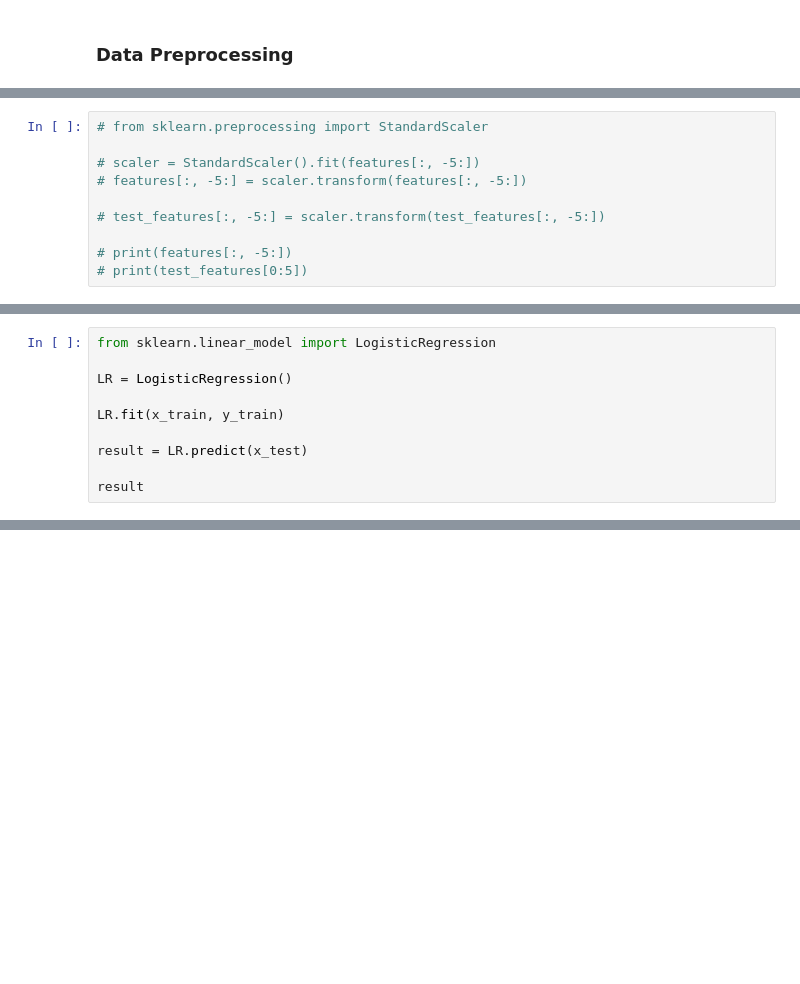
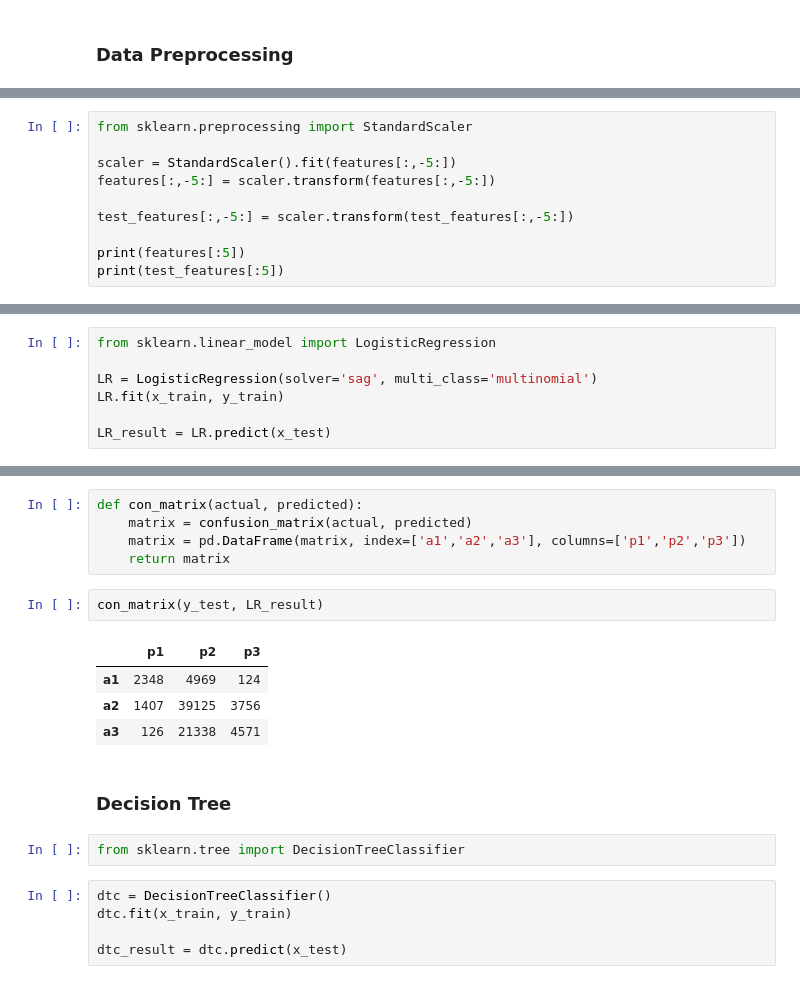
Before and after one commit to cwong690/richters-earthquake-predictor, a Jupyter notebook: earthquake_modeling.ipynb, the cells around one changed output, grey strips where cells are left out. Drawn from its saved outputs; the diff is of its cells as text; blank space fills up the shorter version.

```diff
--- a/earthquake_modeling.ipynb
+++ b/earthquake_modeling.ipynb
@@ -275,10 +379,10 @@ print('test features shape: ', test_features.shape)
 # %%
-# from sklearn.preprocessing import StandardScaler
+from sklearn.preprocessing import StandardScaler
 
-# scaler = StandardScaler().fit(features[:, -5:])
-# features[:, -5:] = scaler.transform(features[:, -5:])
+scaler = StandardScaler().fit(features[:,-5:])
+features[:,-5:] = scaler.transform(features[:,-5:])
 
-# test_features[:, -5:] = scaler.transform(test_features[:, -5:])
+test_features[:,-5:] = scaler.transform(test_features[:,-5:])
 
-# print(features[:, -5:])
-# print(test_features[0:5])
+print(features[:5])
+print(test_features[:5])
@@ -294,10 +425,7 @@ print(x_test.shape)
 # %%
 from sklearn.linear_model import LogisticRegression
 
-LR = LogisticRegression()
-
+LR = LogisticRegression(solver='sag', multi_class='multinomial')
 LR.fit(x_train, y_train)
 
-result = LR.predict(x_test)
-
-result
+LR_result = LR.predict(x_test)
@@ -303,0 +467,21 @@ result
+# %%
+def con_matrix(actual, predicted):
+    matrix = confusion_matrix(actual, predicted)
+    matrix = pd.DataFrame(matrix, index=['a1','a2','a3'], columns=['p1','p2','p3'])
+    return matrix
+# %%
+con_matrix(y_test, LR_result)
+# %% [output]
+|  | p1 | p2 | p3 |
+| a1 | 2348 | 4969 | 124 |
+| a2 | 1407 | 39125 | 3756 |
+| a3 | 126 | 21338 | 4571 |
+# %% [markdown]
+### Decision Tree
+# %%
+from sklearn.tree import DecisionTreeClassifier
+# %%
+dtc = DecisionTreeClassifier()
+dtc.fit(x_train, y_train)
+
+dtc_result = dtc.predict(x_test)
```
Also changed, not shown: parts of 52 cells of this notebook.
